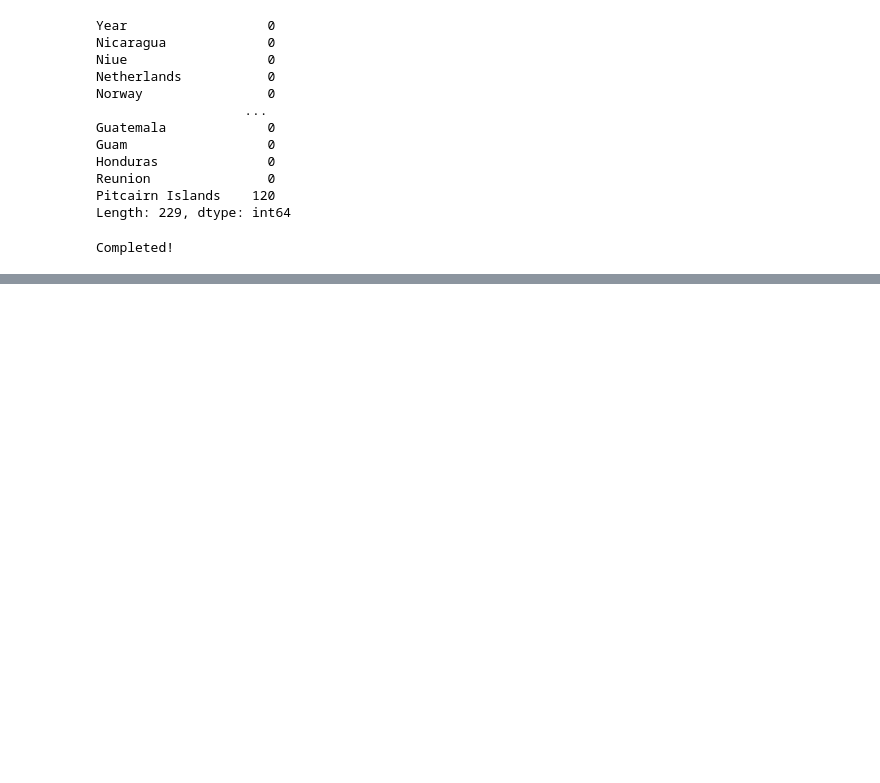
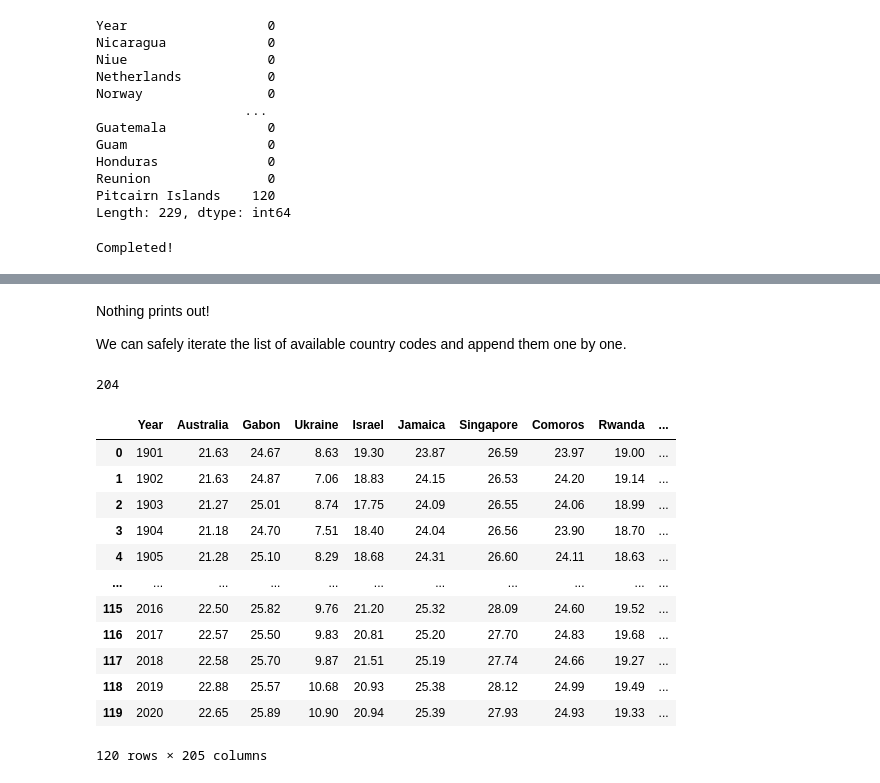
Before and after one commit to BingQuanChua/Untold-Climate-Change-Story, a Jupyter notebook: dataset_country_code.ipynb, the cells around one changed output, grey strips where cells are left out. Saved outputs shown, nothing was run; the diff lists cells and outputs as text; code cells hidden in the pictures; blank space fills up the shorter version.

Commit message:
feat: Generated filtered temperature data

```diff
--- a/dataset_country_code.ipynb
+++ b/dataset_country_code.ipynb
@@ -472,0 +476,5 @@ print(country_codes)
+# %%
+# country codes in combined scrapped df
+for code in missing:
+    if code not in scrapped_country_codes: # scrapped_country_codes is all
+        print(code)
@@ -472,0 +487,11 @@ print(country_codes)
+# %%
+def check_scrapped_name(code):
+
+    # no need to worry for special case here
+    df = pd.read_csv(f"{path}tas_timeseries_annual_cru_1901-2020_{code}.csv", skiprows=1)
+    print(f"{code}: {df.columns[1]}")
+
+for code in missing:
+    check_scrapped_name(code)
+
+# printed results: country code and their country names from Scrapped Data
@@ -472,0 +534,43 @@ print(country_codes)
+# %%
+for file in special_cases_df_list:
+    code = file[-7:-4]
+    if code in available_country_codes: # if the special case countries is in
+        print(code)
+# %% [markdown]
+Nothing prints out!
+
+We can safely iterate the list of available country codes and append them one by one.
+# %%
+# create a empty df with just year 1901-2020
+df_filtered_temperature = pd.DataFrame({'Year': list(range(1901, 2021))})
+
+# start merging files one by one
+for code in tqdm(available_country_codes):
+
+    # skips the first row when reading
+    df_country = pd.read_csv(f"{path}tas_timeseries_annual_cru_1901-2020_{code}.csv", skiprows=1)
+    df_country = df_country.iloc[:, :2] # slice the country column, ignoring states
+    df_country.rename(columns = {'Unnamed: 0': 'Year'}, inplace=True)
+
+    # merge them together
+    df_filtered_temperature = pd.merge(df_filtered_temperature, df_country, on='Year')
+# %%
+len(available_country_codes)
+# %% [output]
+204
+# %%
+df_filtered_temperature
+# %% [output]
+|  | Year | Australia | Gabon | Ukraine | Israel | Jamaica | Singapore | Comoros | Rwanda | ... |
+| 0 | 1901 | 21.63 | 24.67 | 8.63 | 19.30 | 23.87 | 26.59 | 23.97 | 19.00 | ... |
+| 1 | 1902 | 21.63 | 24.87 | 7.06 | 18.83 | 24.15 | 26.53 | 24.20 | 19.14 | ... |
+| 2 | 1903 | 21.27 | 25.01 | 8.74 | 17.75 | 24.09 | 26.55 | 24.06 | 18.99 | ... |
+| 3 | 1904 | 21.18 | 24.70 | 7.51 | 18.40 | 24.04 | 26.56 | 23.90 | 18.70 | ... |
+| 4 | 1905 | 21.28 | 25.10 | 8.29 | 18.68 | 24.31 | 26.60 | 24.11 | 18.63 | ... |
+| ... | ... | ... | ... | ... | ... | ... | ... | ... | ... | ... |
+| 115 | 2016 | 22.50 | 25.82 | 9.76 | 21.20 | 25.32 | 28.09 | 24.60 | 19.52 | ... |
+| 116 | 2017 | 22.57 | 25.50 | 9.83 | 20.81 | 25.20 | 27.70 | 24.83 | 19.68 | ... |
+| 117 | 2018 | 22.58 | 25.70 | 9.87 | 21.51 | 25.19 | 27.74 | 24.66 | 19.27 | ... |
+| 118 | 2019 | 22.88 | 25.57 | 10.68 | 20.93 | 25.38 | 28.12 | 24.99 | 19.49 | ... |
+| 119 | 2020 | 22.65 | 25.89 | 10.90 | 20.94 | 25.39 | 27.93 | 24.93 | 19.33 | ... |
+120 rows × 205 columns
```
Also changed, not shown: parts of 23 cells of this notebook, 1 other file.
